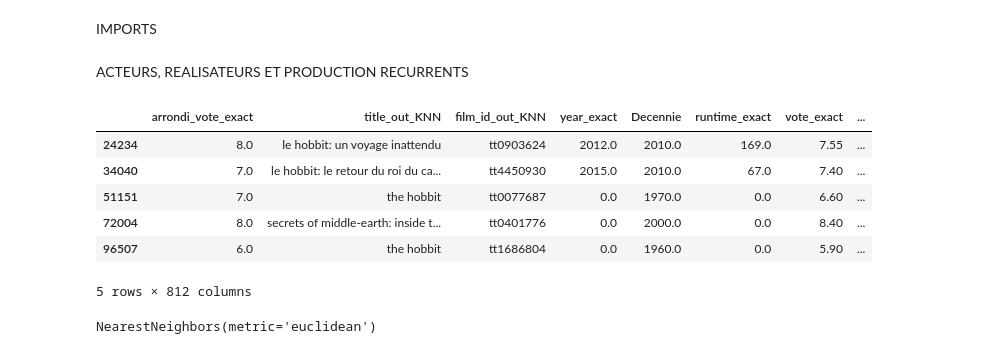
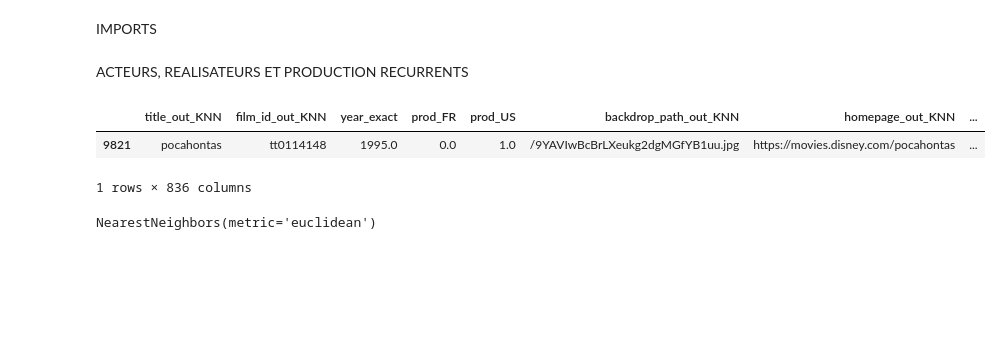
Before and after one commit to KilianCadiou/The-Rock-mendation, a Jupyter notebook: KNN.ipynb, the cells around one changed output. Cells and saved outputs as stored; diff of their text form; code cells hidden in the pictures; blank space fills up the shorter version.

```diff
--- a/KNN.ipynb
+++ b/KNN.ipynb
@@ -169,7 +169,6 @@ IMPORTS
 # %%
 # df = pd.read_csv('BD/P2_G5_films.csv.gz', compression = 'gzip', na_values = ['\\N'])
 df = pd.read_csv('BD/P2_G5_films.csv.gz', compression = 'gzip')
-df = df.fillna(0)
 # %%
 df_acteurs = df.copy()
 df_realisateurs = df.copy()
@@ -222,10 +221,10 @@ rien = 0
 
 poids = {
  'popularity' : colonne_cle,
- 'year_exact' : important,
- 'Decennie' : colonne_cle,
+ 'year_exact' : bof,
+ 'Decennie' : important,
  'runtime_exact' : rien,
- 'vote_exact' : important,
+ 'vote_exact' : bof,
  'arrondi_vote_exact' : colonne_cle,
 # 'vote_count_mean' : important,
  'prod_US' : important,
@@ -241,6 +240,8 @@ for element in df.select_dtypes(include = 'number').columns:
         poids.update({element : colonne_cle})
     elif "genre_" in element:
         poids.update({element : colonne_cle})
+    elif 'debut_titre_critere_' in element:
+        poids.update({element : colonne_cle})
     # else:
     #      poids.update({element : rien})
 
@@ -252,22 +253,18 @@ for element in poids_list.columns:
 # %%
 # RECHERCHE DU TITRE
 
 df_recherche = df.copy()
 df_recherche['title_out_KNN'] = df_recherche['title_out_KNN'].apply(lambda x : x.lower())
-recherche = 'hobbit'
+recherche = 'pocahontas'
 recherche2 = recherche.lower().split(" ")
 
 for element in recherche2:
     df_recherche2 = df_recherche[df_recherche['title_out_KNN'].str.contains(element)]
     df_recherche = df_recherche2
 
 display(df_recherche)
 # %% [output]
-|  | arrondi_vote_exact | title_out_KNN | film_id_out_KNN | year_exact | Decennie | runtime_exact | vote_exact | ... |
-| 24234 | 8.0 | le hobbit: un voyage inattendu | tt0903624 | 2012.0 | 2010.0 | 169.0 | 7.55 | ... |
-| 34040 | 7.0 | le hobbit: le retour du roi du ca... | tt4450930 | 2015.0 | 2010.0 | 67.0 | 7.40 | ... |
-| 51151 | 7.0 | the hobbit | tt0077687 | 0.0 | 1970.0 | 0.0 | 6.60 | ... |
-| 72004 | 8.0 | secrets of middle-earth: inside t... | tt0401776 | 0.0 | 2000.0 | 0.0 | 8.40 | ... |
-| 96507 | 6.0 | the hobbit | tt1686804 | 0.0 | 1960.0 | 0.0 | 5.90 | ... |
+|  | title_out_KNN | film_id_out_KNN | year_exact | prod_FR | prod_US | backdrop_path_out_KNN | homepage_out_KNN | ... |
+| 9821 | pocahontas | tt0114148 | 1995.0 | 0.0 | 1.0 | /9YAVIwBcBrLXeukg2dgMGfYB1uu.jpg | https://movies.disney.com/pocahontas | ... |
-5 rows × 812 columns
+1 rows × 836 columns
 # %%
```
Also changed, not shown: parts of 4 cells of this notebook, 2 other files.
